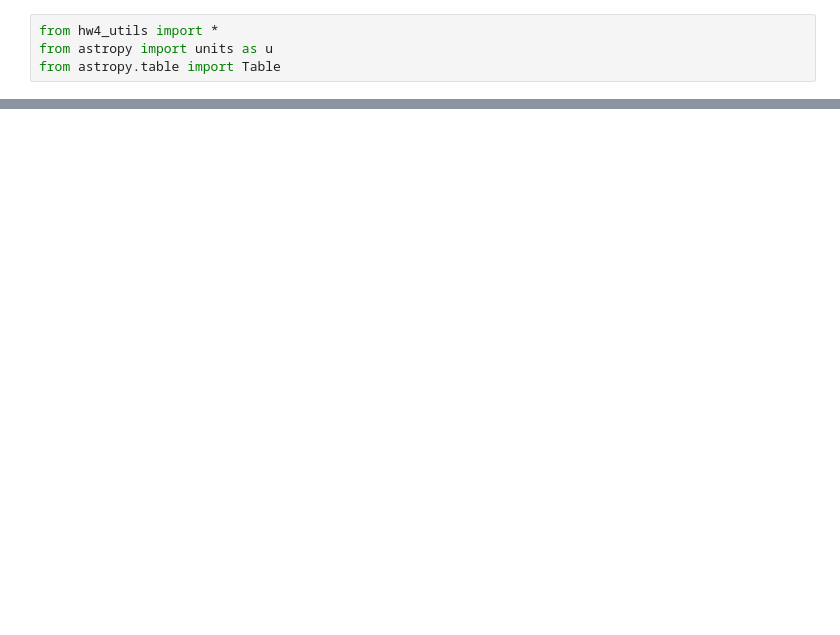
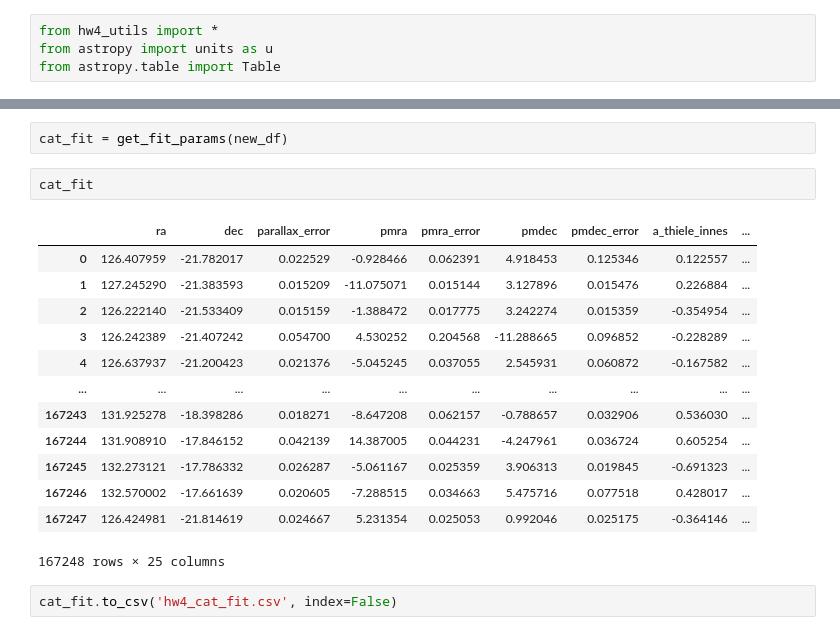
Before and after one commit to lordrick94/stars_and_planetsI_ucsc, a Jupyter notebook: homeworks/hw4/gaia_code.ipynb, the cells around one changed output, grey strips where cells are left out. Drawn from its saved outputs; the diff is of its cells as text; blank space fills up the shorter version.

```diff
--- a/homeworks/hw4/gaia_code.ipynb
+++ b/homeworks/hw4/gaia_code.ipynb
@@ -43,0 +64,20 @@ astrometric_jitter
+# %%
+cat_fit = get_fit_params(new_df)
+# %%
+cat_fit
+# %% [output]
+|  | ra | dec | parallax_error | pmra | pmra_error | pmdec | pmdec_error | a_thiele_innes | ... |
+| 0 | 126.407959 | -21.782017 | 0.022529 | -0.928466 | 0.062391 | 4.918453 | 0.125346 | 0.122557 | ... |
+| 1 | 127.245290 | -21.383593 | 0.015209 | -11.075071 | 0.015144 | 3.127896 | 0.015476 | 0.226884 | ... |
+| 2 | 126.222140 | -21.533409 | 0.015159 | -1.388472 | 0.017775 | 3.242274 | 0.015359 | -0.354954 | ... |
+| 3 | 126.242389 | -21.407242 | 0.054700 | 4.530252 | 0.204568 | -11.288665 | 0.096852 | -0.228289 | ... |
+| 4 | 126.637937 | -21.200423 | 0.021376 | -5.045245 | 0.037055 | 2.545931 | 0.060872 | -0.167582 | ... |
+| ... | ... | ... | ... | ... | ... | ... | ... | ... | ... |
+| 167243 | 131.925278 | -18.398286 | 0.018271 | -8.647208 | 0.062157 | -0.788657 | 0.032906 | 0.536030 | ... |
+| 167244 | 131.908910 | -17.846152 | 0.042139 | 14.387005 | 0.044231 | -4.247961 | 0.036724 | 0.605254 | ... |
+| 167245 | 132.273121 | -17.786332 | 0.026287 | -5.061167 | 0.025359 | 3.906313 | 0.019845 | -0.691323 | ... |
+| 167246 | 132.570002 | -17.661639 | 0.020605 | -7.288515 | 0.034663 | 5.475716 | 0.077518 | 0.428017 | ... |
+| 167247 | 126.424981 | -21.814619 | 0.024667 | 5.231354 | 0.025053 | 0.992046 | 0.025175 | -0.364146 | ... |
+167248 rows × 25 columns
+# %%
+cat_fit.to_csv('hw4_cat_fit.csv', index=False)
```
Also changed, not shown: parts of 5 cells of this notebook, 1 other file.
